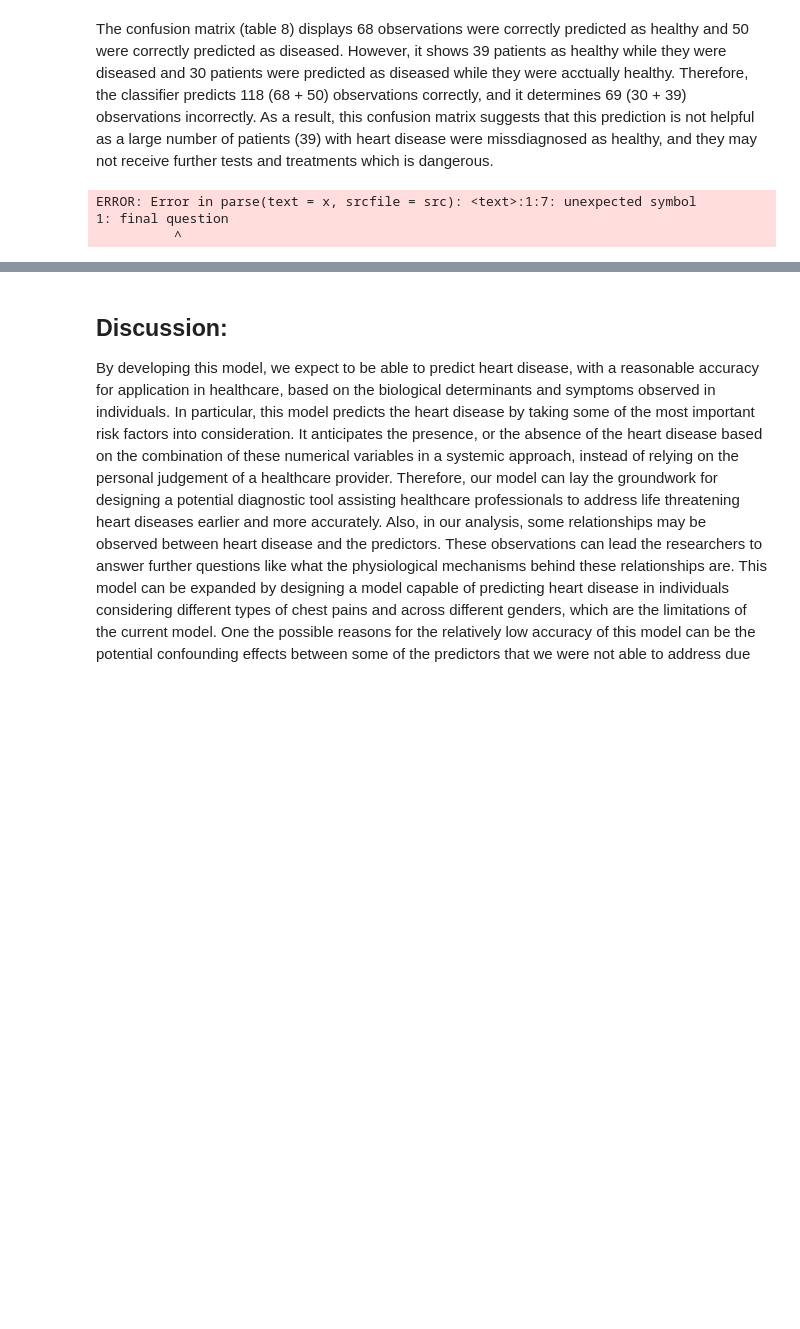
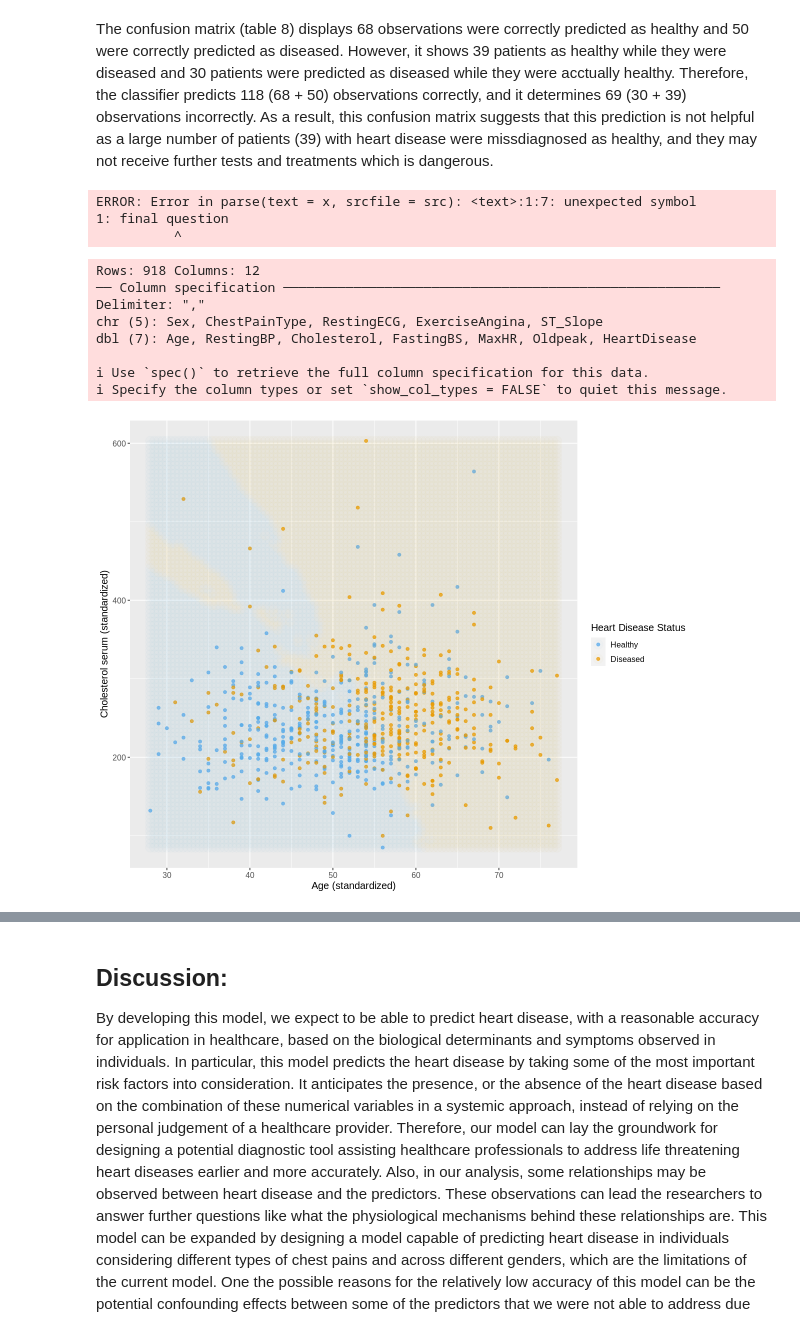
Before and after one commit to kiarashbahari/Group_project, a Jupyter notebook: project.ipynb, the cells around one changed output, grey strips where cells are left out. Saved outputs shown, nothing was run; the diff lists cells and outputs as text; code cells hidden in the pictures; blank space fills up the shorter version.

```diff
--- a/project.ipynb
+++ b/project.ipynb
@@ -424,3 +436,79 @@ final question could be how accurate could we predit only with ata chest pain
 ERROR: Error in parse(text = x, srcfile = src): <text>:1:7: unexpected symbol
 1: final question
           ^
+# %%
+set.seed (123)
+heart_data_2 <- read_csv("data/heart.csv") |>
+    filter(Cholesterol!=0) |>
+    mutate(HeartDisease = as.factor(HeartDisease))|>
+    select(Age, Cholesterol, HeartDisease)
+
+
+knn_spec <- nearest_neighbor(weight_func = "rectangular", neighbors = 66) |>
+        set_engine("kknn") |>
+        set_mode("classification")
+
+uc_recipe <- recipe(HeartDisease ~ Age + Cholesterol, data = heart_data_2) |>
+  step_scale(all_predictors()) |>
+  step_center(all_predictors())
+
+knn_fit <- workflow() |>
+  add_recipe(uc_recipe) |>
+  add_model(knn_spec) |>
+  fit(data = heart_data_2)
+
+
+
+set.seed(123)
+age_grid <- seq(min(heart_data_2$Age),
+                max(heart_data_2$Age),
+                length.out = 100)
+
+chol_grid <- seq(min(heart_data_2$Cholesterol),
+                max(heart_data_2$Cholesterol),
+                length.out = 100)
+
+asgrid <- as_tibble(expand.grid(Age = age_grid,
+                                Cholesterol = chol_grid))
+
+
+knnPredGrid <- predict(knn_fit, asgrid)
+
+# bind the predictions as a new column with the grid points
+prediction_table <- bind_cols(knnPredGrid, asgrid) |>
+  rename(HeartDisease = .pred_class)
+
+
+wkflw_plot <-
+  ggplot() +
+  geom_point(data = heart_data_2,
+             mapping = aes(x = Age,
+                           y = Cholesterol,
+                           color = HeartDisease),
+             alpha = 0.75) +
+
+  geom_point(data = prediction_table,
+             mapping = aes(x = Age,
+                           y = Cholesterol,
+                           color = HeartDisease),
+             alpha = 0.02, size = 5) +
+
+    labs(color = "Heart Disease Status",
+       x = "Age (standardized)",
+       y = "Cholesterol serum (standardized)") +
+
+    scale_color_manual(labels = c("Healthy","Diseased"),
+                     values = c("steelblue2","orange2")) +
+  theme(text = element_text(size = 12))
+
+wkflw_plot
+# %% [output]
+Rows: 918 Columns: 12
+── Column specification ────────────────────────────────────────────────────────
+Delimiter: ","
+chr (5): Sex, ChestPainType, RestingECG, ExerciseAngina, ST_Slope
+dbl (7): Age, RestingBP, Cholesterol, FastingBS, MaxHR, Oldpeak, HeartDisease
+
+ℹ Use `spec()` to retrieve the full column specification for this data.
+ℹ Specify the column types or set `show_col_types = FALSE` to quiet this message.
+[figure, added]
```
Also changed, not shown: parts of 19 cells of this notebook.
